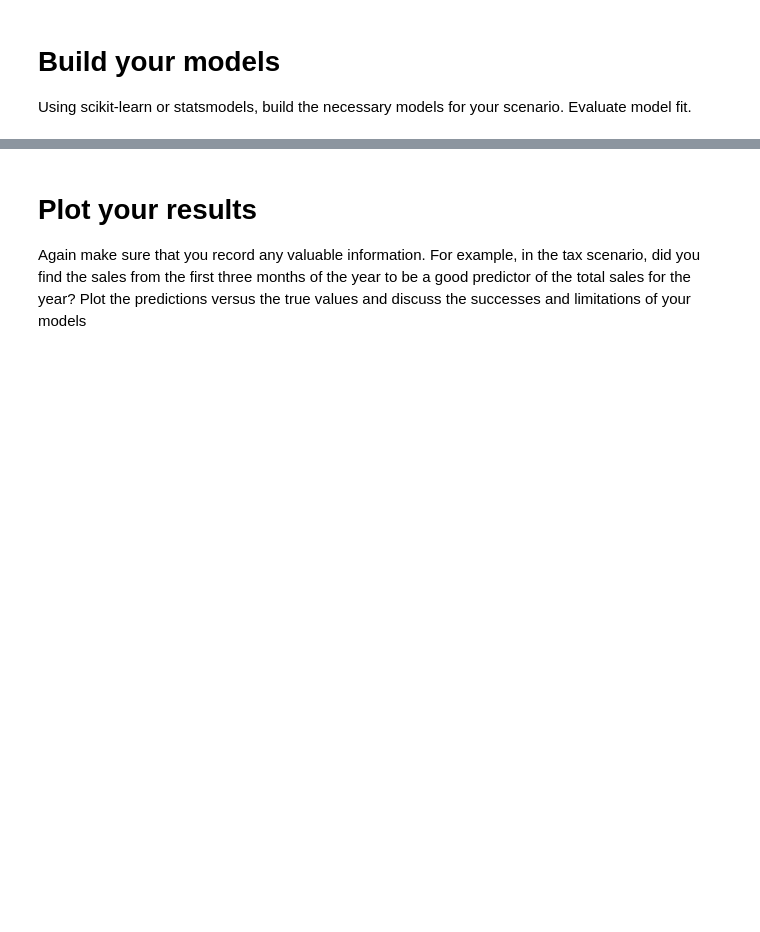
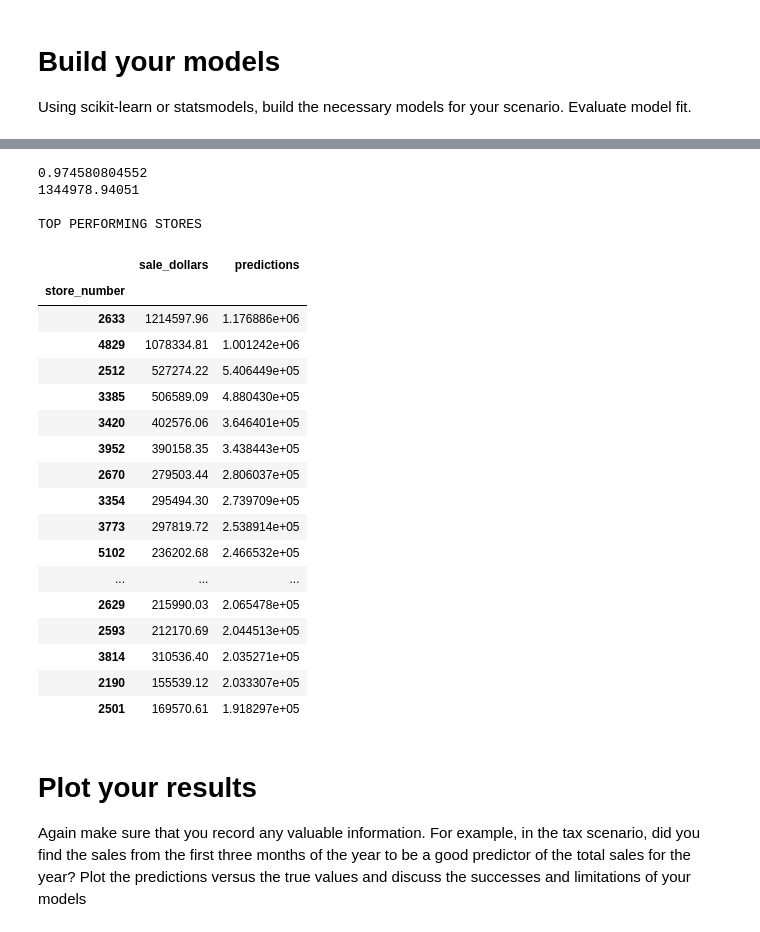
Before and after one commit to matthewbrems/old, a Jupyter notebook: projects/02-project/starter-code/project-2-starter-code-jd.ipynb, the cells around one changed output, grey strips where cells are left out. Drawn from its saved outputs; the diff is of its cells as text; code cells hidden in the pictures; blank space fills up the shorter version.

```diff
--- a/projects/02-project/starter-code/project-2-starter-code-jd.ipynb
+++ b/projects/02-project/starter-code/project-2-starter-code-jd.ipynb
@@ -282,3 +371,37 @@ Using scikit-learn or statsmodels, build the necessary models for your scenario.
+# %%
+X = liquor_by_store[['bottles_sold','state_bottle_retail']]
+y = liquor_by_store['sale_dollars']
+lm = linear_model.LassoCV(cv=5)
+model_by_store = lm.fit(X,y)
+print model_by_store.score(X,y)
+print model_by_store.alpha_
+print ''
+liquor_by_store['predictions'] = model_by_store.predict(X)
+print 'TOP PERFORMING STORES'
+liquor_by_store[['sale_dollars','predictions']].sort_values('predictions', ascending=False)[0:20]
+# %% [output]
+0.974580804552
+1344978.94051
+
+TOP PERFORMING STORES
+|  | sale_dollars | predictions |
+| store_number |  |  |
+| 2633 | 1214597.96 | 1.176886e+06 |
+| 4829 | 1078334.81 | 1.001242e+06 |
+| 2512 | 527274.22 | 5.406449e+05 |
+| 3385 | 506589.09 | 4.880430e+05 |
+| 3420 | 402576.06 | 3.646401e+05 |
+| 3952 | 390158.35 | 3.438443e+05 |
+| 2670 | 279503.44 | 2.806037e+05 |
+| 3354 | 295494.30 | 2.739709e+05 |
+| 3773 | 297819.72 | 2.538914e+05 |
+| 5102 | 236202.68 | 2.466532e+05 |
+| ... | ... | ... |
+| 2629 | 215990.03 | 2.065478e+05 |
+| 2593 | 212170.69 | 2.044513e+05 |
+| 3814 | 310536.40 | 2.035271e+05 |
+| 2190 | 155539.12 | 2.033307e+05 |
+| 2501 | 169570.61 | 1.918297e+05 |
 # %% [markdown]
 # Plot your results
 
```
Also changed, not shown: parts of 31 cells of this notebook, 6 other files.
